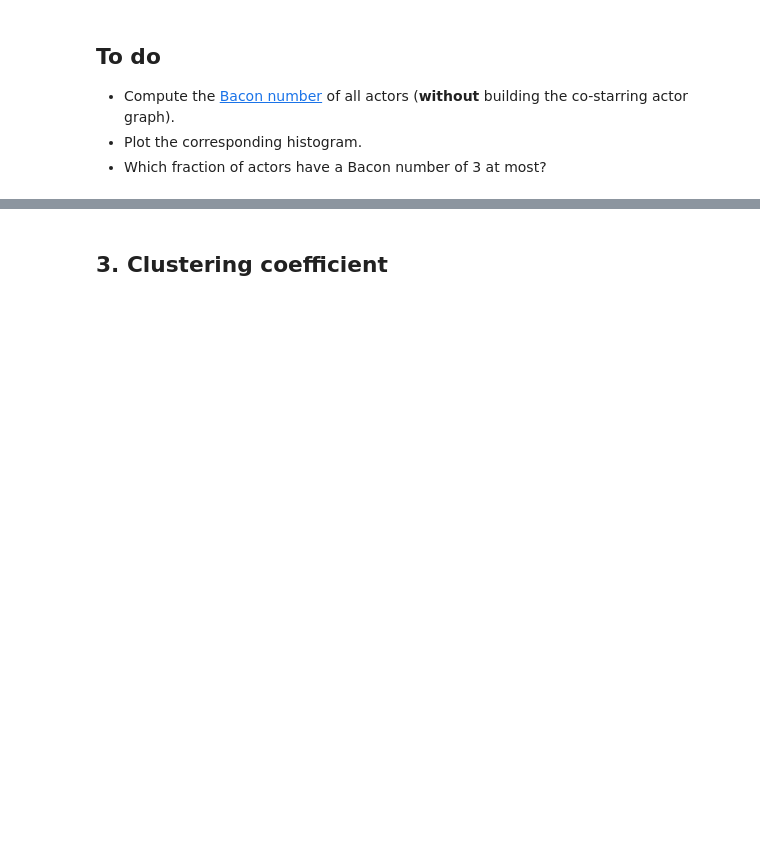
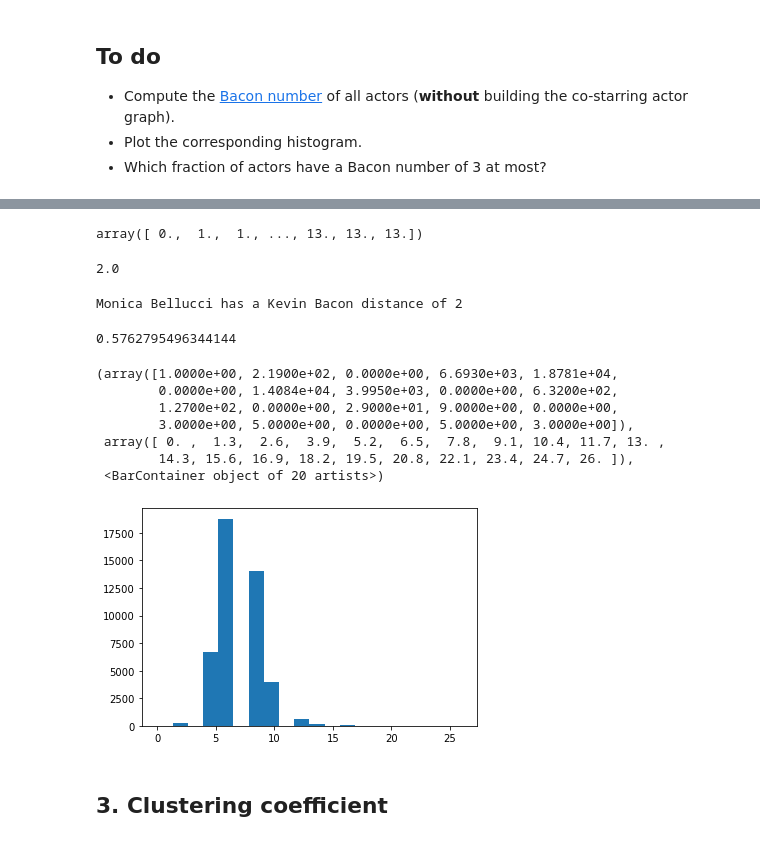
Before and after one commit to Bourhano/TelecomParis, a Jupyter notebook: GraphMining/0x02-graphStructure/lab2-structure.ipynb, the cells around one changed output, grey strips where cells are left out. Saved outputs shown, nothing was run; the diff lists cells and outputs as text; code cells hidden in the pictures; blank space fills up the shorter version.

```diff
--- a/GraphMining/0x02-graphStructure/lab2-structure.ipynb
+++ b/GraphMining/0x02-graphStructure/lab2-structure.ipynb
@@ -229,0 +392,3 @@ biadjacency = cinema.biadjacency
+# %%
+n_row, n_col = biadjacency.shape
+n_row, n_col
@@ -230,4 +413,2 @@ biadjacency = cinema.biadjacency
 # %%
 adjacency = bipartite2undirected(biadjacency)
-# %%
-n_row = biadjacency.shape[0]
@@ -235,0 +415,3 @@ names = cinema.names_col
+# %%
+distances = get_distances(adjacency, bacon)
+len(distances)
@@ -246,0 +427,10 @@ bacon = n_row + 3465
+# %%
+bacon_numbers = distances[n_row:]//2 # divided by 2 since it is a biadjacency graph
+np.sort(bacon_numbers)
+# %% [output]
+array([ 0.,  1.,  1., ..., 13., 13., 13.])
+# %%
+# bellucci:
+bacon_numbers[2644]
+# %% [output]
+2.0
@@ -247,3 +439,25 @@ bacon = n_row + 3465
+# %%
+# it is more efficient to just calculate the distances from Kevin Bacon, however:
+distancesBellucci = get_distances(adjacency, bellucci)
+print('Monica Bellucci has a Kevin Bacon distance of', int(distancesBellucci[bacon]/2))
+# %% [output]
+Monica Bellucci has a Kevin Bacon distance of 2
+# %%
+# actors with bacon distance less than 7
+len(np.where(bacon_numbers <= 6)[0])/len(actors)
+# %% [output]
+0.5762795496344144
+# %%
+plt.hist(bacon_numbers, bins=20)
+# %% [output]
+(array([1.0000e+00, 2.1900e+02, 0.0000e+00, 6.6930e+03, 1.8781e+04,
+        0.0000e+00, 1.4084e+04, 3.9950e+03, 0.0000e+00, 6.3200e+02,
+        1.2700e+02, 0.0000e+00, 2.9000e+01, 9.0000e+00, 0.0000e+00,
+        3.0000e+00, 5.0000e+00, 0.0000e+00, 5.0000e+00, 3.0000e+00]),
+ array([ 0. ,  1.3,  2.6,  3.9,  5.2,  6.5,  7.8,  9.1, 10.4, 11.7, 13. ,
+        14.3, 15.6, 16.9, 18.2, 19.5, 20.8, 22.1, 23.4, 24.7, 26. ]),
+ <BarContainer object of 20 artists>)
+[figure, added]
 # %% [markdown]
 ## 3. Clustering coefficient
 # %% [markdown]
```
Also changed, not shown: parts of 49 cells of this notebook.
